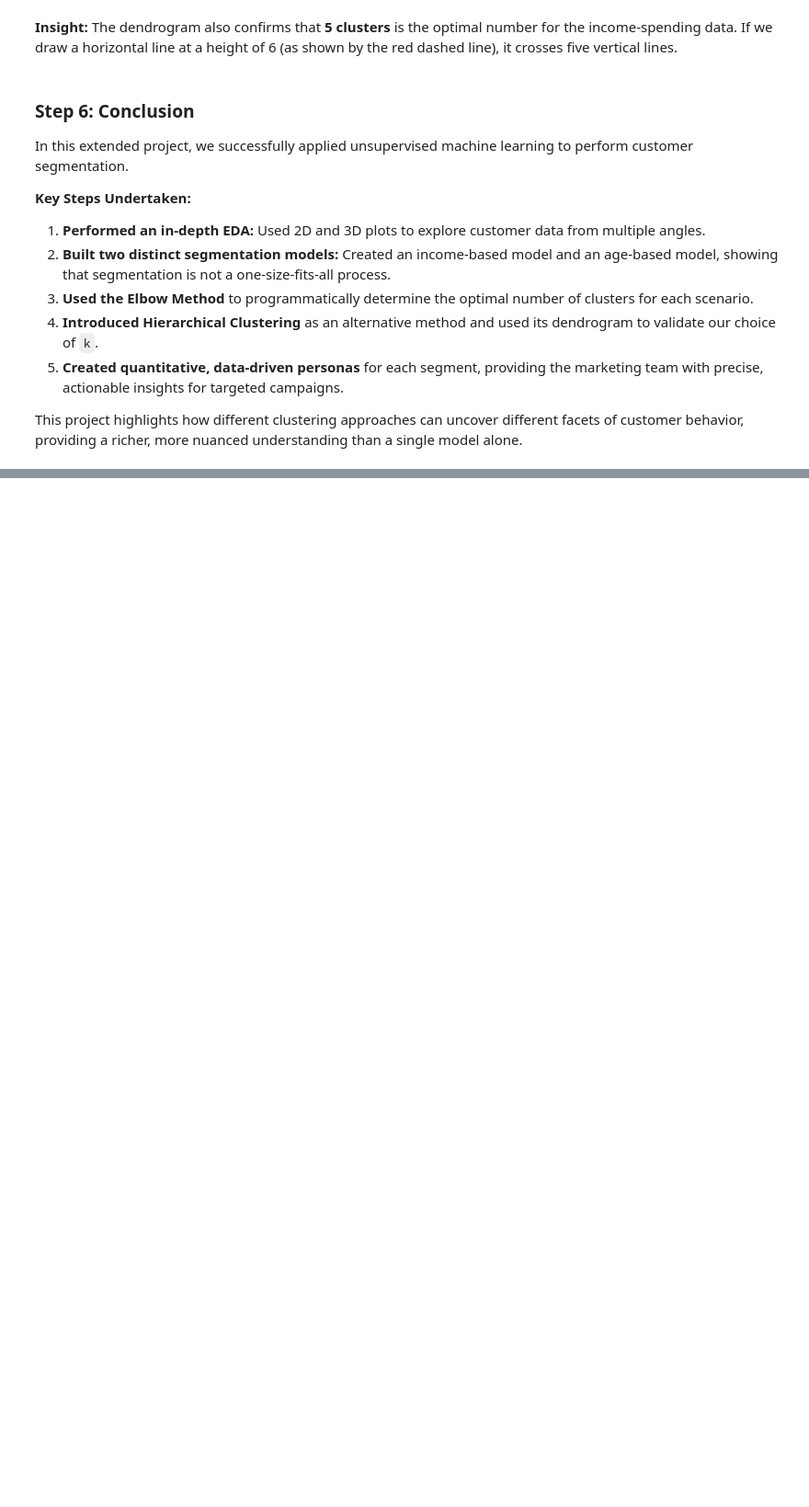
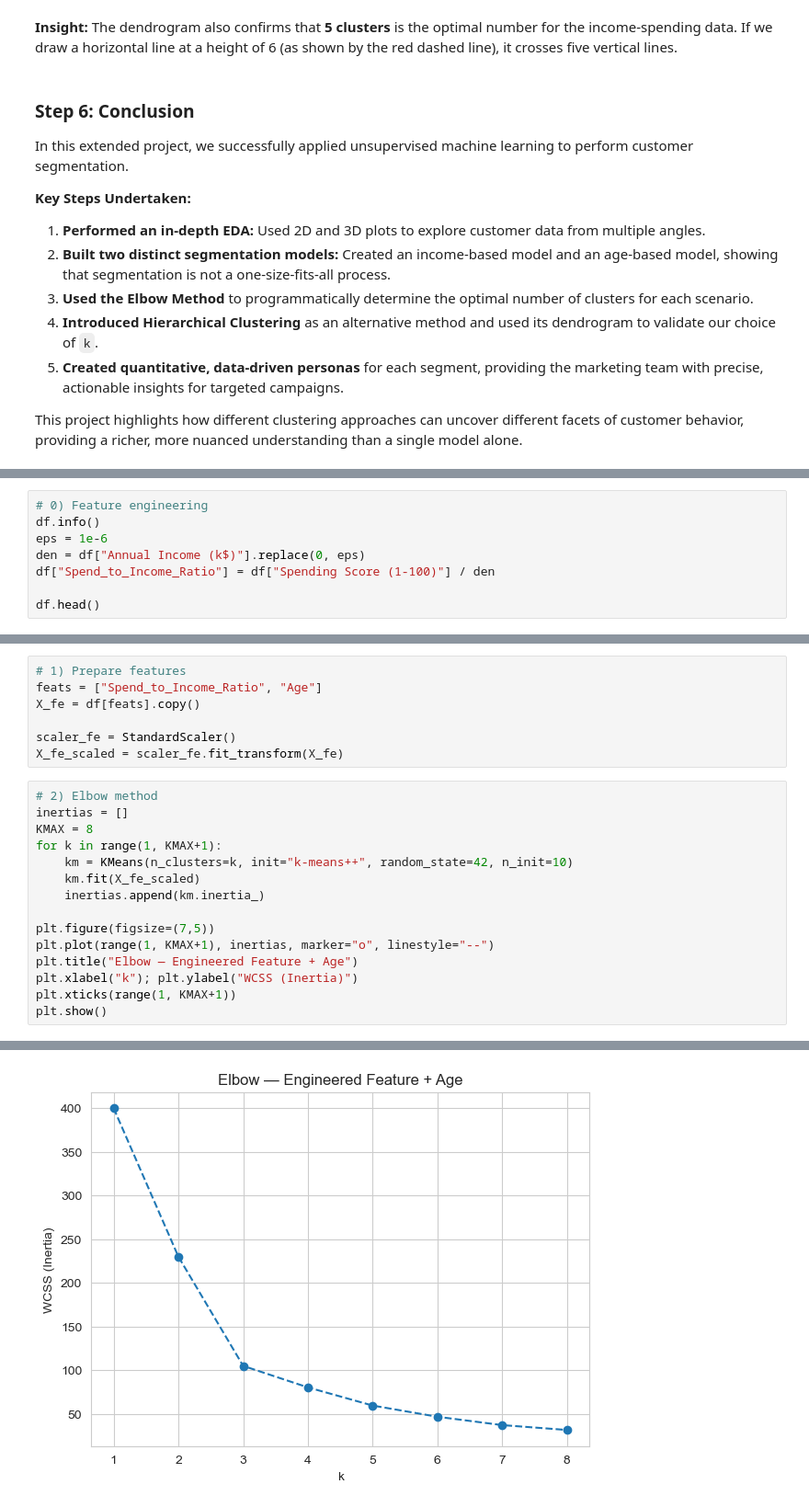
Before and after one commit to GenaroAlejandro/ai-portfolio, a Jupyter notebook: assignments/smart_segmentation_day5/notebook/smart_segmentation_day5.ipynb, the cells around one changed output, grey strips where cells are left out. Shown at 92% size. Cells and saved outputs as stored; diff of their text form; blank space fills up the shorter version.

```diff
--- a/assignments/smart_segmentation_day5/notebook/smart_segmentation_day5.ipynb
+++ b/assignments/smart_segmentation_day5/notebook/smart_segmentation_day5.ipynb
@@ -358 +389,9 @@ Based on the project objectives and the insights gained from the initial analysi
 2.  **Apply Feature Engineering for Clustering:** Create a new feature using existing data (Feature Engineering). Then, explore if clustering can be effectively performed using this newly engineered feature in combination with one or more existing features. Document the feature engineering process, the chosen features for clustering, the determination of the optimal number of clusters (e.g., using the Elbow Method), and the resulting cluster visualization and interpretation.
+# %%
+# 0) Feature engineering
+df.info()
+eps = 1e-6
+den = df["Annual Income (k$)"].replace(0, eps)
+df["Spend_to_Income_Ratio"] = df["Spending Score (1-100)"] / den
+
+df.head()
@@ -358,0 +419,23 @@ Based on the project objectives and the insights gained from the initial analysi
+# %%
+# 1) Prepare features
+feats = ["Spend_to_Income_Ratio", "Age"]
+X_fe = df[feats].copy()
+
+scaler_fe = StandardScaler()
+X_fe_scaled = scaler_fe.fit_transform(X_fe)
+# %%
+# 2) Elbow method
+inertias = []
+KMAX = 8
+for k in range(1, KMAX+1):
+    km = KMeans(n_clusters=k, init="k-means++", random_state=42, n_init=10)
+    km.fit(X_fe_scaled)
+    inertias.append(km.inertia_)
+
+plt.figure(figsize=(7,5))
+plt.plot(range(1, KMAX+1), inertias, marker="o", linestyle="--")
+plt.title("Elbow — Engineered Feature + Age")
+plt.xlabel("k"); plt.ylabel("WCSS (Inertia)")
+plt.xticks(range(1, KMAX+1))
+plt.show()
+# %% [output]
@@ -358,0 +459 @@ Based on the project objectives and the insights gained from the initial analysi
+[figure, added]
```
Also changed, not shown: parts of 10 cells of this notebook.
